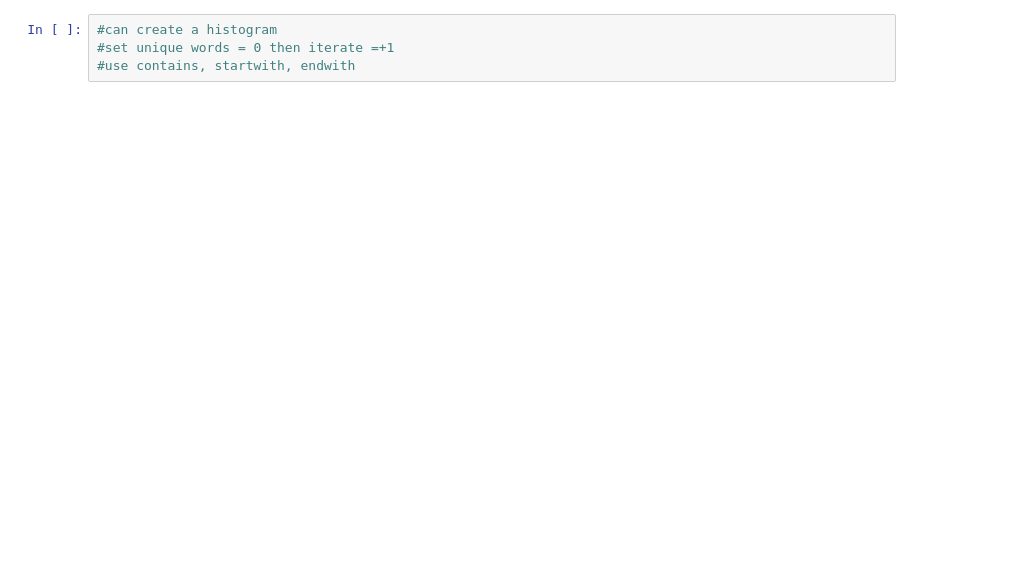
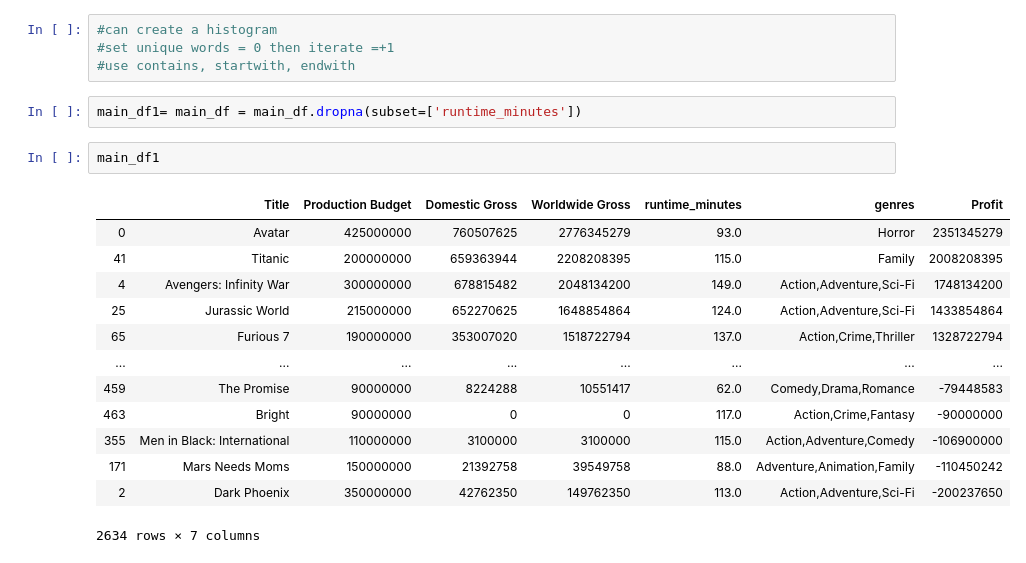
Before and after one commit to viviandng/film_trends, a Jupyter notebook: Data Cleaning.ipynb, the cells around one changed output. Saved outputs shown, nothing was run; the diff lists cells and outputs as text; blank space fills up the shorter version.

```diff
--- a/Data Cleaning.ipynb
+++ b/Data Cleaning.ipynb
@@ -208,3 +229,21 @@ array(['Horror', 'Family', 'Adventure', 'Action,Adventure,Sci-Fi',
 #can create a histogram
 #set unique words = 0 then iterate =+1
 #use contains, startwith, endwith
+# %%
+main_df1= main_df = main_df.dropna(subset=['runtime_minutes'])
+# %%
+main_df1
+# %% [output]
+|  | Title | Production Budget | Domestic Gross | Worldwide Gross | runtime_minutes | genres | Profit |
+| 0 | Avatar | 425000000 | 760507625 | 2776345279 | 93.0 | Horror | 2351345279 |
+| 41 | Titanic | 200000000 | 659363944 | 2208208395 | 115.0 | Family | 2008208395 |
+| 4 | Avengers: Infinity War | 300000000 | 678815482 | 2048134200 | 149.0 | Action,Adventure,Sci-Fi | 1748134200 |
+| 25 | Jurassic World | 215000000 | 652270625 | 1648854864 | 124.0 | Action,Adventure,Sci-Fi | 1433854864 |
+| 65 | Furious 7 | 190000000 | 353007020 | 1518722794 | 137.0 | Action,Crime,Thriller | 1328722794 |
+| ... | ... | ... | ... | ... | ... | ... | ... |
+| 459 | The Promise | 90000000 | 8224288 | 10551417 | 62.0 | Comedy,Drama,Romance | -79448583 |
+| 463 | Bright | 90000000 | 0 | 0 | 117.0 | Action,Crime,Fantasy | -90000000 |
+| 355 | Men in Black: International | 110000000 | 3100000 | 3100000 | 115.0 | Action,Adventure,Comedy | -106900000 |
+| 171 | Mars Needs Moms | 150000000 | 21392758 | 39549758 | 88.0 | Adventure,Animation,Family | -110450242 |
+| 2 | Dark Phoenix | 350000000 | 42762350 | 149762350 | 113.0 | Action,Adventure,Sci-Fi | -200237650 |
+2634 rows × 7 columns
```
Also changed, not shown: parts of 14 cells of this notebook.
